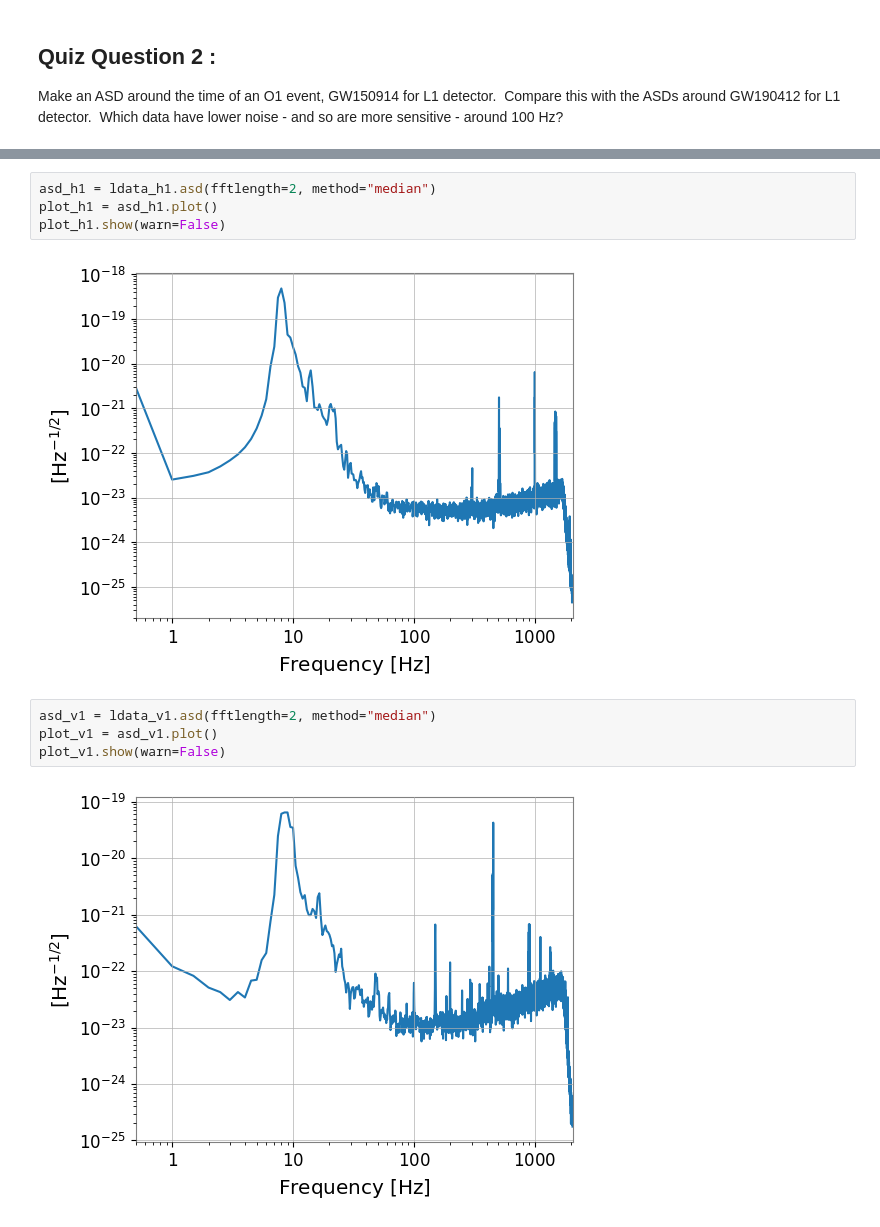
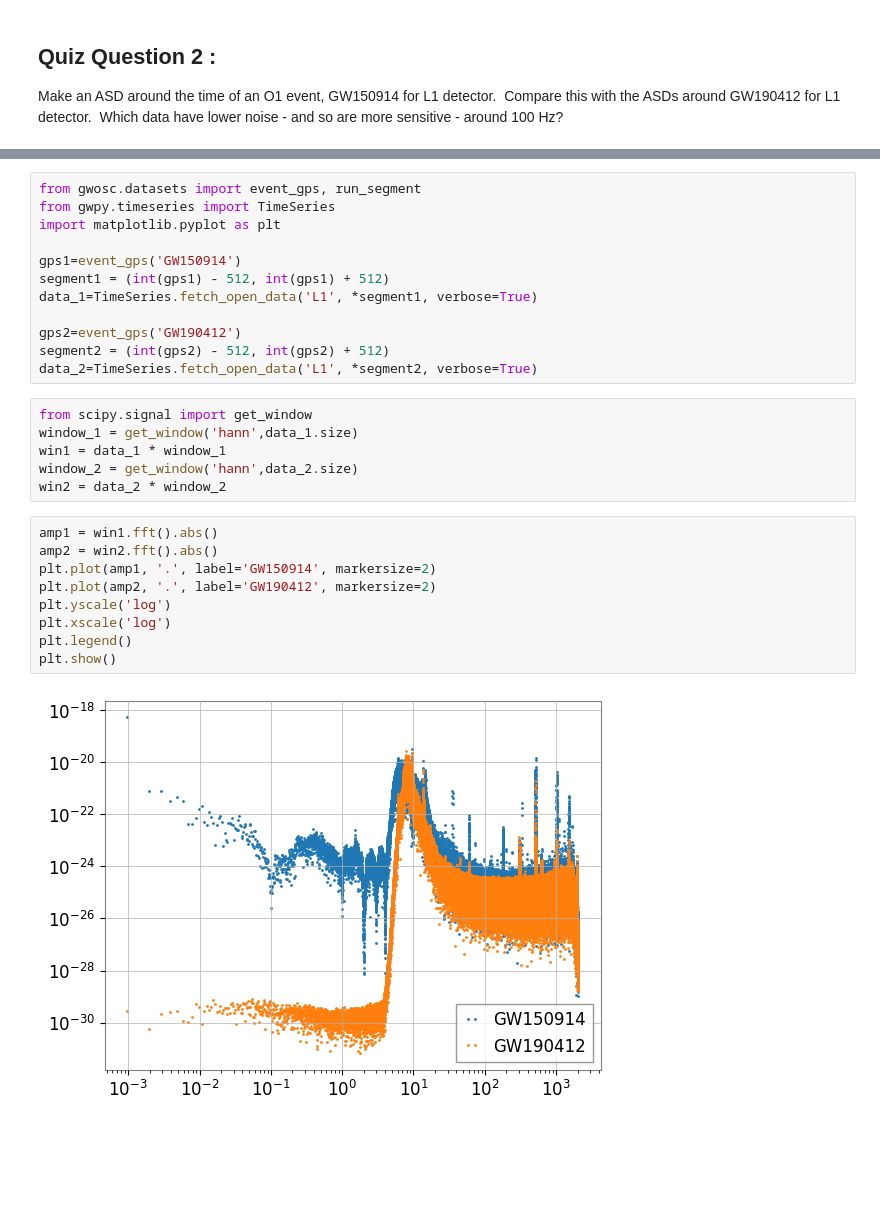
Before and after one commit to abhisikta-research/gw-2023, a Jupyter notebook: Tutorials/Day_1/Tuto_1.2_Open_Data_access_with_GWpy.ipynb, the cells around one changed output, grey strips where cells are left out. Drawn from its saved outputs; the diff is of its cells as text; blank space fills up the shorter version.

```diff
--- a/Tutorials/Day_1/Tuto_1.2_Open_Data_access_with_GWpy.ipynb
+++ b/Tutorials/Day_1/Tuto_1.2_Open_Data_access_with_GWpy.ipynb
@@ -387,12 +277,29 @@ FrequencySeries([ 3.54769679e-23+0.00000000e+00j,
-# %%
-asd_h1 = ldata_h1.asd(fftlength=2, method="median")
-plot_h1 = asd_h1.plot()
-plot_h1.show(warn=False)
-# %% [output]
-[figure, removed]
-# %%
-asd_v1 = ldata_v1.asd(fftlength=2, method="median")
-plot_v1 = asd_v1.plot()
-plot_v1.show(warn=False)
-# %% [output]
-[figure, removed]
+# %%
+from gwosc.datasets import event_gps, run_segment
+from gwpy.timeseries import TimeSeries
+import matplotlib.pyplot as plt
+
+gps1=event_gps('GW150914')
+segment1 = (int(gps1) - 512, int(gps1) + 512)
+data_1=TimeSeries.fetch_open_data('L1', *segment1, verbose=True)
+
+gps2=event_gps('GW190412')
+segment2 = (int(gps2) - 512, int(gps2) + 512)
+data_2=TimeSeries.fetch_open_data('L1', *segment2, verbose=True)
+# %%
+from scipy.signal import get_window
+window_1 = get_window('hann',data_1.size)
+win1 = data_1 * window_1
+window_2 = get_window('hann',data_2.size)
+win2 = data_2 * window_2
+# %%
+amp1 = win1.fft().abs()
+amp2 = win2.fft().abs()
+plt.plot(amp1, '.', label='GW150914', markersize=2)
+plt.plot(amp2, '.', label='GW190412', markersize=2)
+plt.yscale('log')
+plt.xscale('log')
+plt.legend()
+plt.show()
+# %% [output]
+[figure, added]
```
Also changed, not shown: parts of 7 cells of this notebook.
